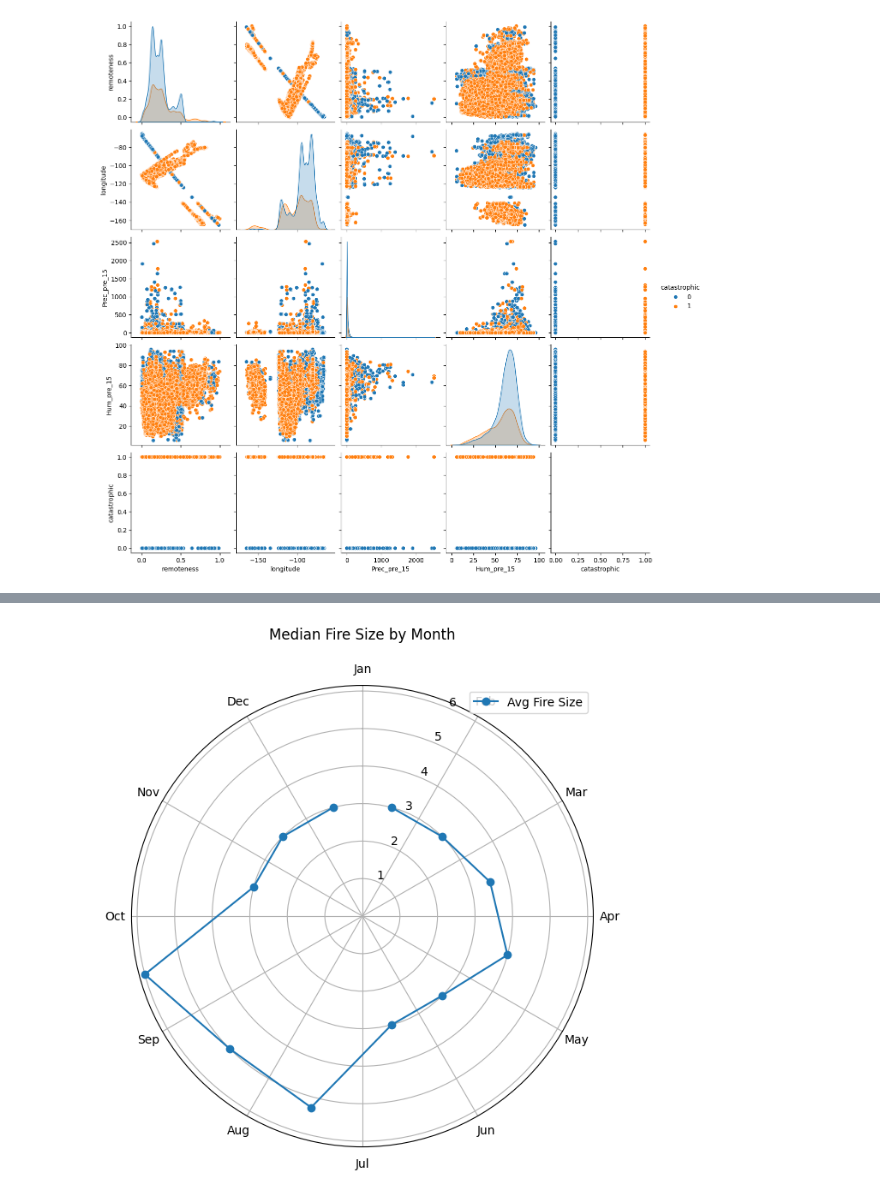
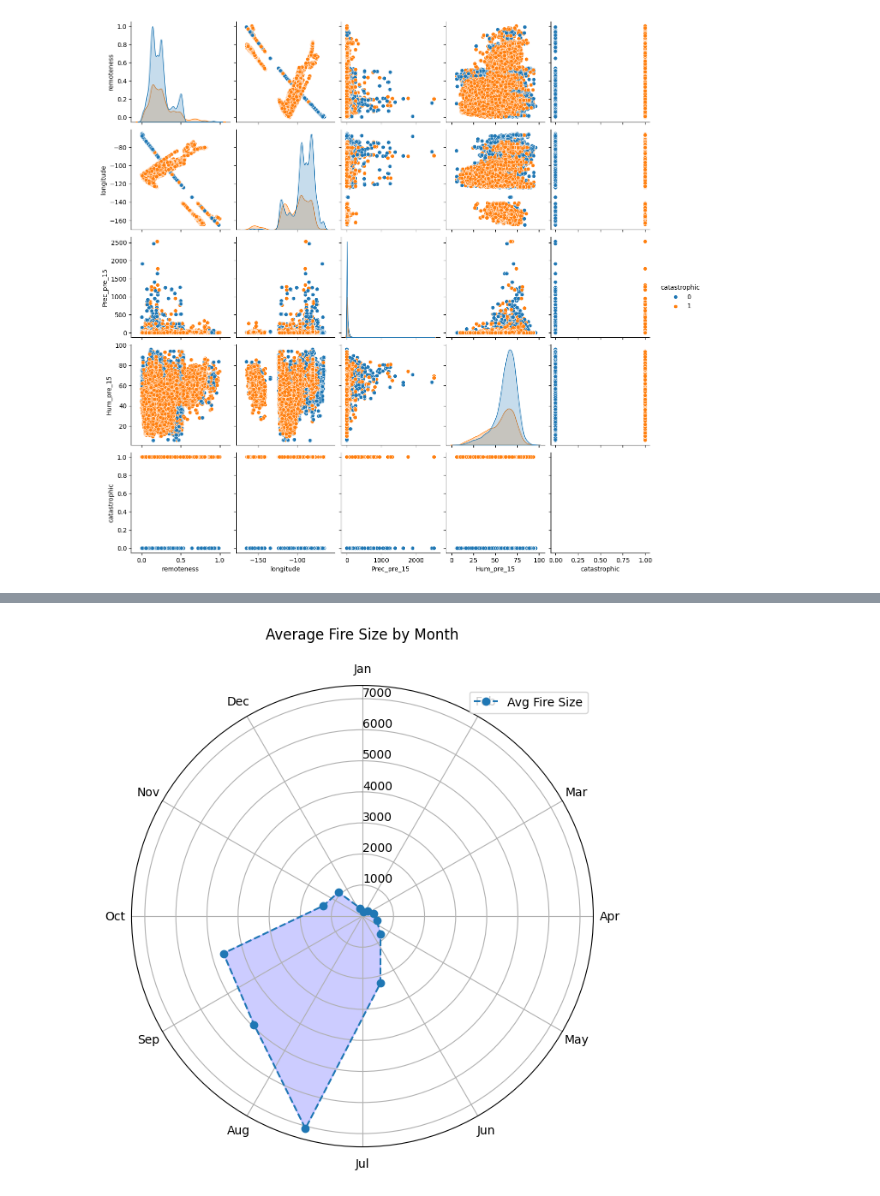
Before and after one commit to leonkriesmair/BigDataProject, a Jupyter notebook: notebooks/DescriptiveAnalysis.ipynb, the cells around one changed output, grey strips where cells are left out. Cells and saved outputs as stored; diff of their text form; code cells hidden in the pictures.

Commit message:
Descripte An. Adjustments

```diff
--- a/notebooks/DescriptiveAnalysis.ipynb
+++ b/notebooks/DescriptiveAnalysis.ipynb
@@ -71,0 +142,7 @@ plt.show()
+# %%
+df['log_fire_size'] = np.log(df['fire_size'] + 1)
+
+sns.violinplot(x='Vegetation', y='log_fire_size', data=df, inner='quartile', color='orange', alpha=0.3)
+plt.title("Fire Size by Vegetation Type")
+plt.figure(figsize=(12,10))
+plt.show()
@@ -135,3 +221,15 @@ memory usage: 5.9+ MB
 | 50% | 34.699420 | -93.185815 | 15.555082 | 16.070776 | 16.600000 | 3.072371 | 3.053857 | 3.010513 | ... |
 | 75% | 39.783547 | -83.550410 | 23.115392 | 23.434649 | 23.793842 | 3.868383 | 3.877827 | 3.891667 | ... |
 | max | 69.047200 | -65.417709 | 41.677820 | 51.567797 | 55.000000 | 29.800000 | 29.800000 | 29.800000 | ... |
+# %%
+import seaborn as sns
+import matplotlib.pyplot as plt
+
+df_transformed['log_precip'] = np.log(df_transformed['Prec_pre_15'] + 1)
+
+vars_to_plot = ['remoteness', 'longitude', 'log_precip', 'Hum_pre_15']
+
+for var in vars_to_plot:
+    sns.displot(data=df_transformed, x=var, hue='catastrophic', kind='kde', fill=True, height=4, aspect=1.5)
+    plt.title(f"Distribution of {var} by Catastrophic Class")
+    plt.show()
@@ -146,7 +249,7 @@ df_transformed['month_bin'] = pd.cut(df_transformed['month_angle'], bins=12, lab
 # Group by month_bin to get count or mean fire size
 month_stats = df_transformed.groupby('month_bin').agg(
     fire_count=('fire_size', 'count'),
-    fire_median=('fire_size', 'median')
+    fire_mean=('fire_size', 'mean')
 ).reset_index()
 
 # Convert bins back to center angles for plotting
@@ -154,20 +257,29 @@ month_stats['angle'] = (month_stats['month_bin'] + 0.5) * (2 * np.pi / 12)
 # %%
 plt.figure(figsize=(7, 7))
 ax = plt.subplot(111, polar=True)
 
 # Line or bar plot (choose one)
-ax.plot(month_stats['angle'], month_stats['fire_median'], marker='o', label="Avg Fire Size")
+ax.plot(month_stats['angle'], month_stats['fire_mean'], marker='o', label="Avg Fire Size", linestyle='dashed')
+ax.fill(month_stats['angle'], month_stats['fire_mean'], alpha=0.20, color='blue')
 # ax.bar(month_stats['angle'], month_stats['fire_mean'], width=0.5, alpha=0.6)
 
 # Format
 ax.set_theta_direction(-1)       # Clockwise
 ax.set_theta_offset(np.pi / 2)   # Start at top
 ax.set_xticks(np.linspace(0, 2 * np.pi, 12, endpoint=False))
 ax.set_xticklabels(['Jan', 'Feb', 'Mar', 'Apr', 'May', 'Jun',
                     'Jul', 'Aug', 'Sep', 'Oct', 'Nov', 'Dec'])
 
-ax.set_title("Median Fire Size by Month", pad=20)
+ax.set_title("Average Fire Size by Month", pad=20)
+# Optional: adjust y-ticks
+ax.set_rlabel_position(0)
+#ax.set_ylim(0, max(stats) + 0.1)
+#ax.set_yticks([0.1, 0.2, 0.3, 0.4])
+#ax.set_yticklabels(["0.1", "0.2", "0.3", "0.4"])
+
+plt.legend(loc='upper right', bbox_to_anchor=(1.5, 1.5))
+
 plt.legend()
 plt.show()
 # %% [output]
-[figure, old version]
+[figure, new version]
```
Also changed, not shown: parts of 15 cells of this notebook.
